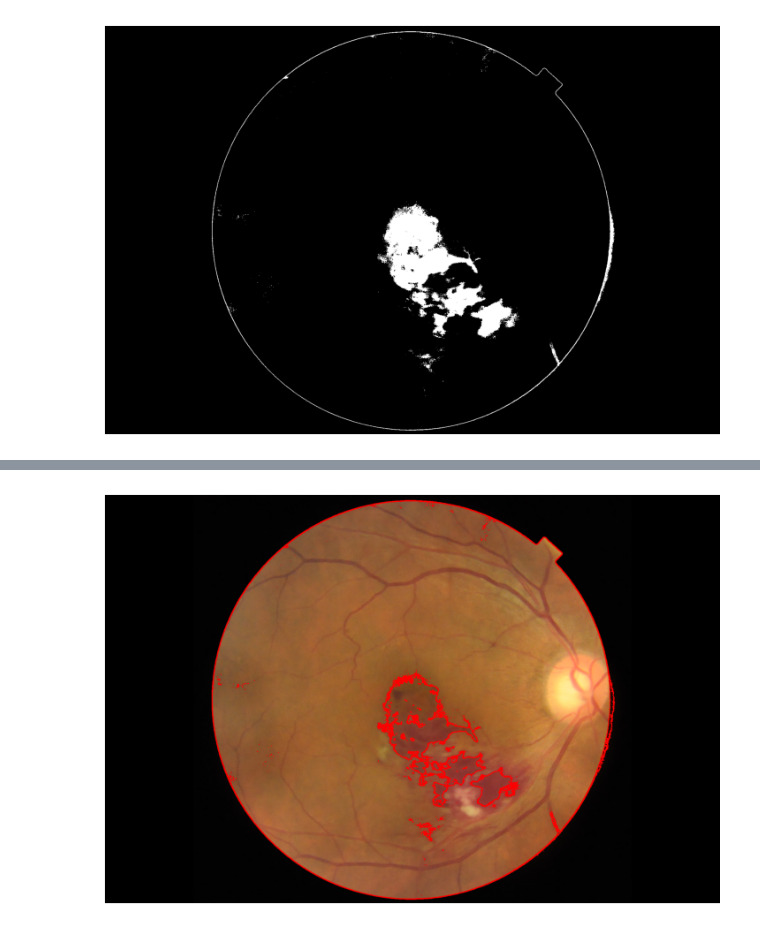
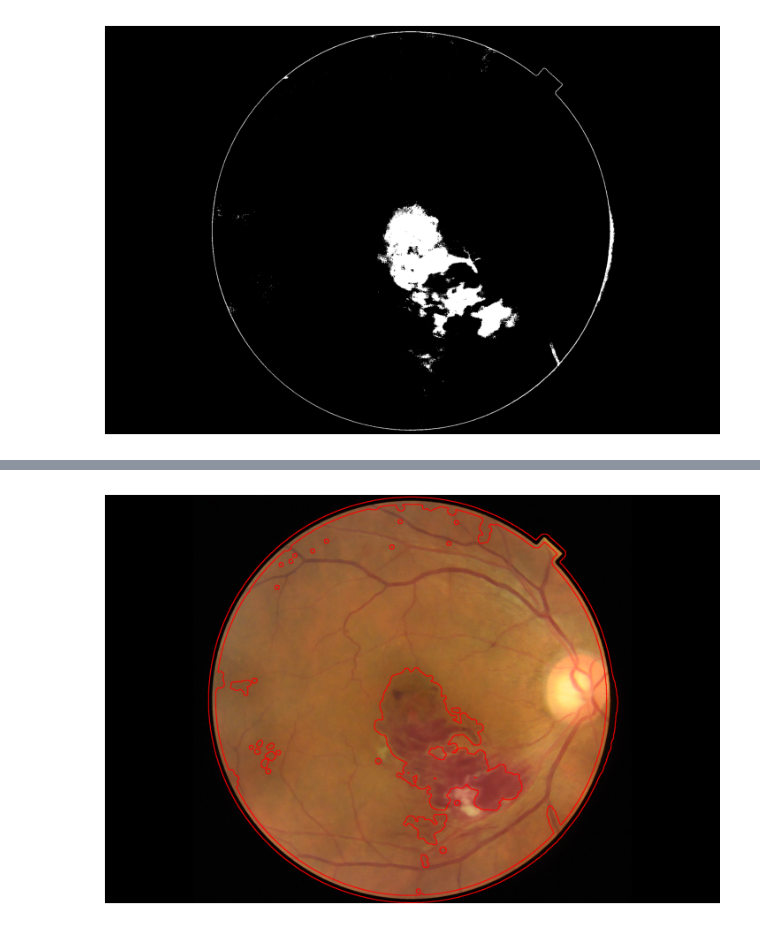
Before and after one commit to Spector3702/RetinalAnalysis, a Jupyter notebook: BRVO/process_brvo.ipynb, the cells around one changed output, grey strips where cells are left out. Saved outputs shown, nothing was run; the diff lists cells and outputs as text; code cells hidden in the pictures.

Commit message:
circle brvo script

```diff
--- a/BRVO/process_brvo.ipynb
+++ b/BRVO/process_brvo.ipynb
@@ -64,3 +64,7 @@ brvo_area_mask = np.bitwise_and(lighter_mask, darker_mask)
 plot_image(brvo_area_mask)
 # %% [output]
 [figure]
+# %%
+brvo_area_mask_uint8 = brvo_area_mask.astype(np.uint8) * 255
+blurred_image = cv2.GaussianBlur(brvo_area_mask_uint8, (27, 27), 0)
+plot_image(blurred_image)
@@ -67,14 +73,13 @@ plot_image(brvo_area_mask)
 # %%
-brvo_area_mask_uint8 = brvo_area_mask.astype(np.uint8) * 255
-contours, _ = cv2.findContours(brvo_area_mask_uint8, cv2.RETR_TREE, cv2.CHAIN_APPROX_SIMPLE)
+contours, _ = cv2.findContours(blurred_image, cv2.RETR_TREE, cv2.CHAIN_APPROX_SIMPLE)
 original_image_array = np.array(original_img)
 cv2.drawContours(original_image_array, contours, -1, (255, 0, 0), 2)  # Red color contours with thickness of 2
 
 # Convert array back to image for display
 contoured_original_image = Image.fromarray(original_image_array)
 plot_image(contoured_original_image)
 # %% [output]
-[figure, old version]
+[figure, new version]
 # %%
 def distance_from_center(point, center):
     return np.sqrt((point[0] - center[0]) ** 2 + (point[1] - center[1]) ** 2)
```
Also changed, not shown: parts of 2 cells of this notebook, 2 other files.
